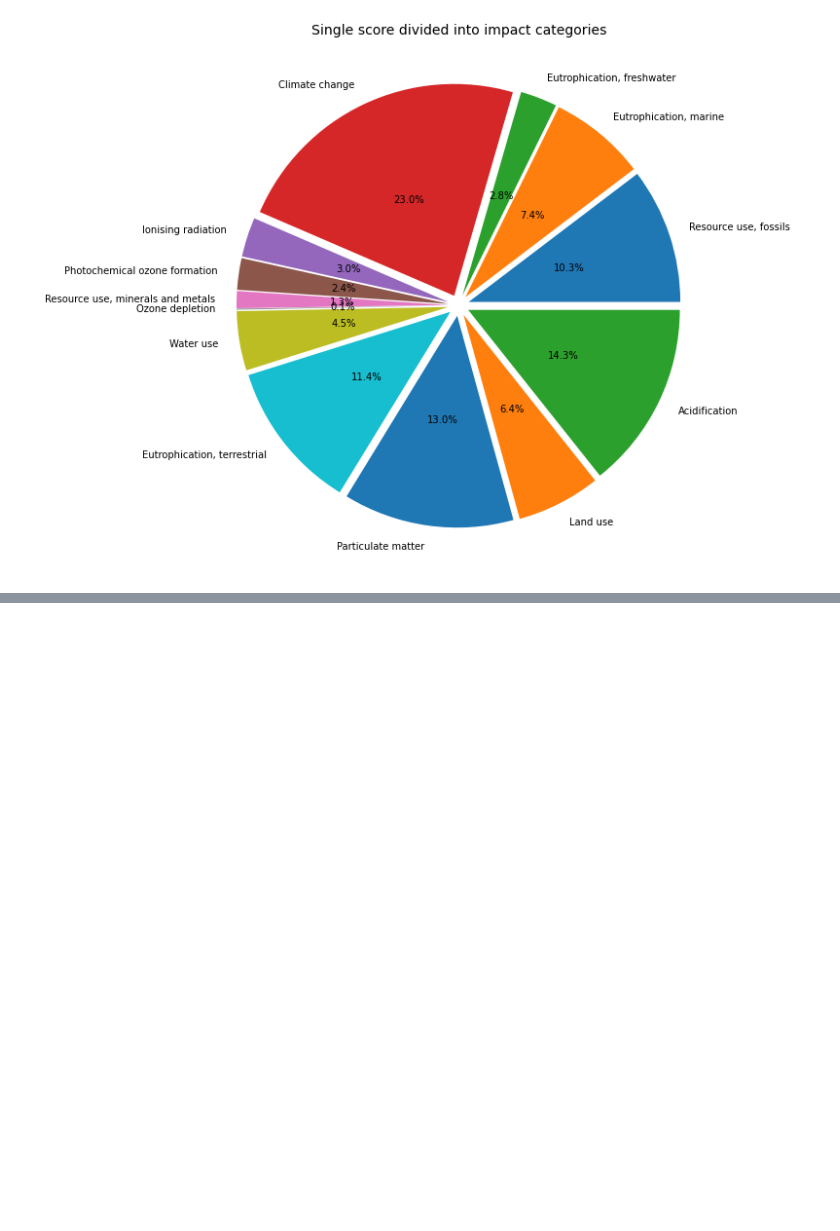
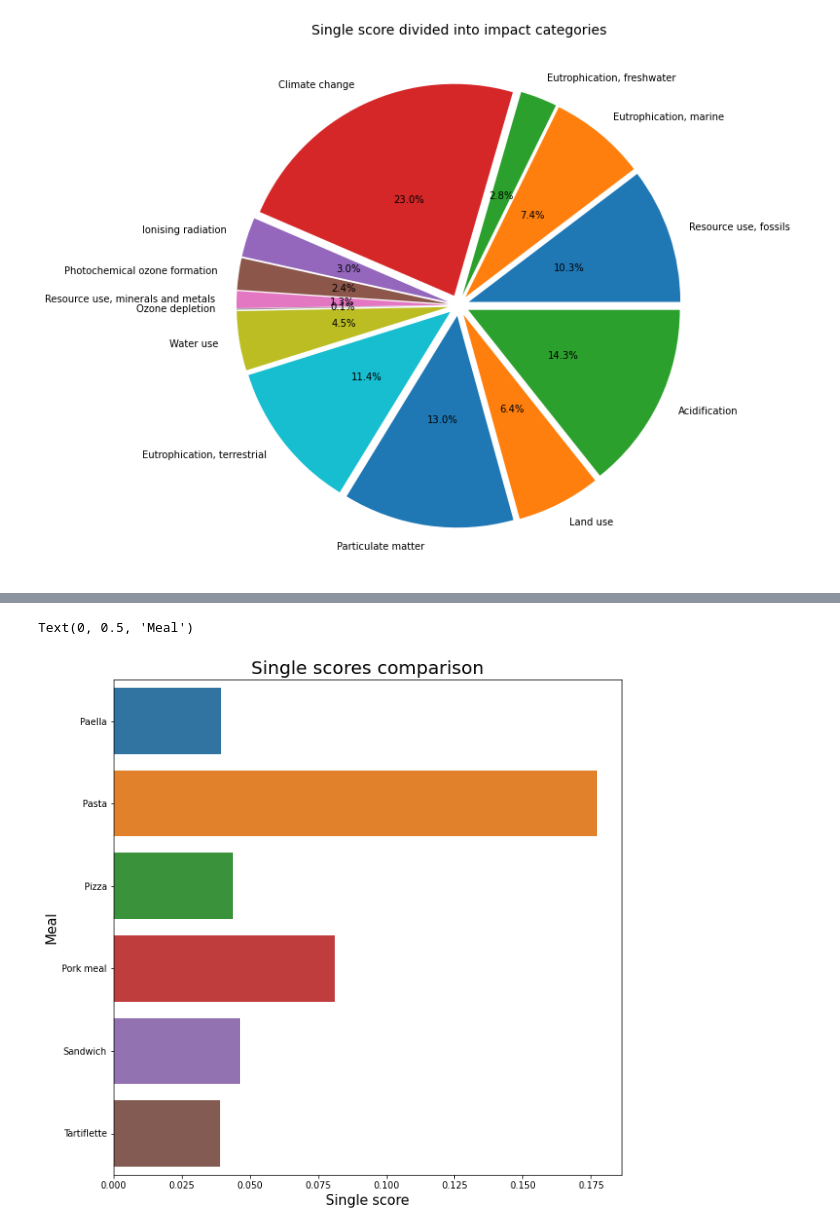
Before and after one commit to matthieu-str/ecolens, a Jupyter notebook: LCA_tool.ipynb, the cells around one changed output, grey strips where cells are left out. Cells and saved outputs as stored; diff of their text form; code cells hidden in the pictures; blank space fills up the shorter version.

```diff
--- a/LCA_tool.ipynb
+++ b/LCA_tool.ipynb
@@ -13,8 +13,10 @@ import seaborn as sns
 DATA_FOLDER = 'data/'
 
 LCA_RESULTS = DATA_FOLDER + "results.csv"
+LCA_COMPARISON = DATA_FOLDER + "six_meals_comparison.csv"
 AGRBALYSE_CATEGORIES = DATA_FOLDER + "impact_categories.csv"
 
 results = pd.read_csv(LCA_RESULTS, delimiter = ';', usecols = [0,6,7], names = ['name', 'impact_result','unit'], header=0)
+comparison = pd.read_csv(LCA_COMPARISON, delimiter = ';', usecols = [0,6,7,8], names = ['name', 'impact_result','unit', 'meal'], header = 0)
 categories = pd.read_csv(AGRBALYSE_CATEGORIES, delimiter = ';', names = ['name', 'unit','normalization_factor','weighting','recommendation'], header=0)
 # %% [markdown]
@@ -123,0 +157,3 @@ plt.title("Single score divided into impact categories", fontsize=14);
+# %%
+comparison = comparison.merge(categories[['name', 'normalization_factor', 'weighting']], how='inner', on='name')
+comparison.head()
@@ -123,0 +167,4 @@ plt.title("Single score divided into impact categories", fontsize=14);
+# %%
+comparison['normalized_result'] = comparison['impact_result']/comparison['normalization_factor']
+comparison['normalized_and_weighted_result'] = comparison['normalized_result']*comparison['weighting']
+comparison.head()
@@ -123,0 +178,4 @@ plt.title("Single score divided into impact categories", fontsize=14);
+# %%
+score_comparison = comparison[['meal','normalized_and_weighted_result']]
+single_scores = score_comparison.groupby(['meal']).sum()
+single_scores.head()
@@ -123,0 +190,9 @@ plt.title("Single score divided into impact categories", fontsize=14);
+# %%
+plt.figure(figsize=(10,10));
+ax = sns.barplot(y=single_scores.index, x=single_scores.normalized_and_weighted_result, orient='h');
+ax.set_title("Single scores comparison", fontsize=20)
+ax.set_xlabel('Single score', fontsize = 15)
+ax.set_ylabel('Meal', fontsize = 15)
+# %% [output]
+Text(0, 0.5, 'Meal')
+[figure, added]
```
Also changed, not shown: parts of 9 cells of this notebook.
